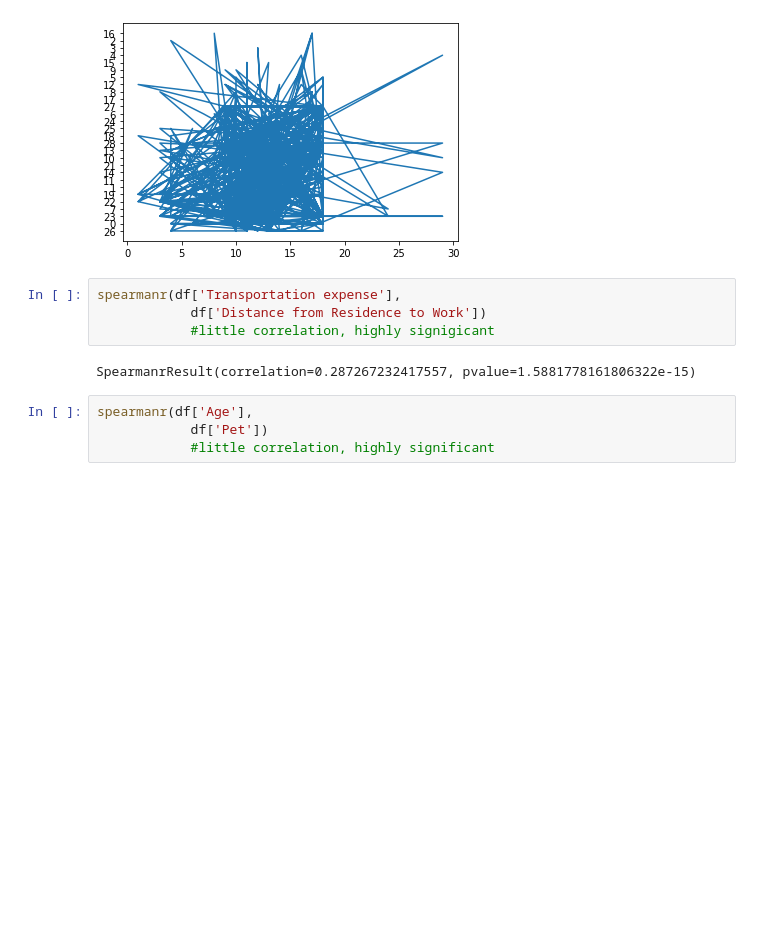
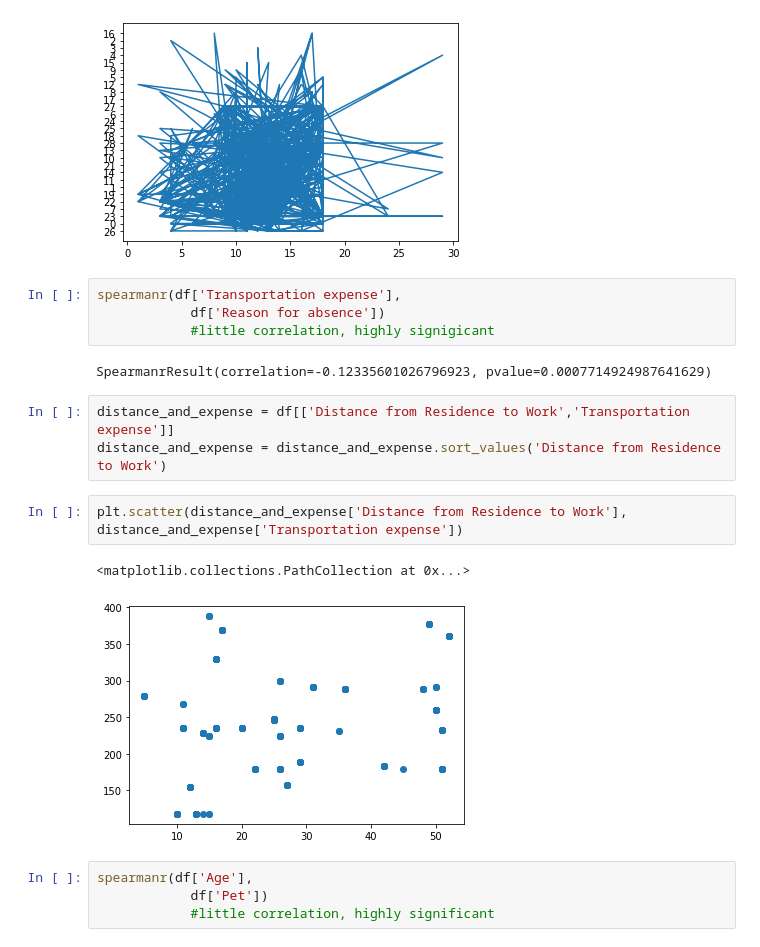
Before and after one commit to Eliphaz/correlation-trials, a Jupyter notebook: analysis.ipynb, the cells around one changed output. Saved outputs shown, nothing was run; the diff lists cells and outputs as text; blank space fills up the shorter version.

```diff
--- a/analysis.ipynb
+++ b/analysis.ipynb
@@ -160,10 +189,18 @@ plt.plot(df['Service time'],
 [figure]
 # %%
 spearmanr(df['Transportation expense'],
-            df['Distance from Residence to Work'])
+            df['Reason for absence'])
             #little correlation, highly signigicant
 # %% [output]
-SpearmanrResult(correlation=0.287267232417557, pvalue=1.5881778161806322e-15)
+SpearmanrResult(correlation=-0.12335601026796923, pvalue=0.0007714924987641629)
+# %%
+distance_and_expense = df[['Distance from Residence to Work','Transportation expense']]
+distance_and_expense = distance_and_expense.sort_values('Distance from Residence to Work')
+# %%
+plt.scatter(distance_and_expense['Distance from Residence to Work'], distance_and_expense['Transportation expense'])
+# %% [output]
+<matplotlib.collections.PathCollection at 0x...>
+[figure, added]
 # %%
 spearmanr(df['Age'],
             df['Pet'])
```
Also changed, not shown: parts of 7 cells of this notebook, 1 other file.
